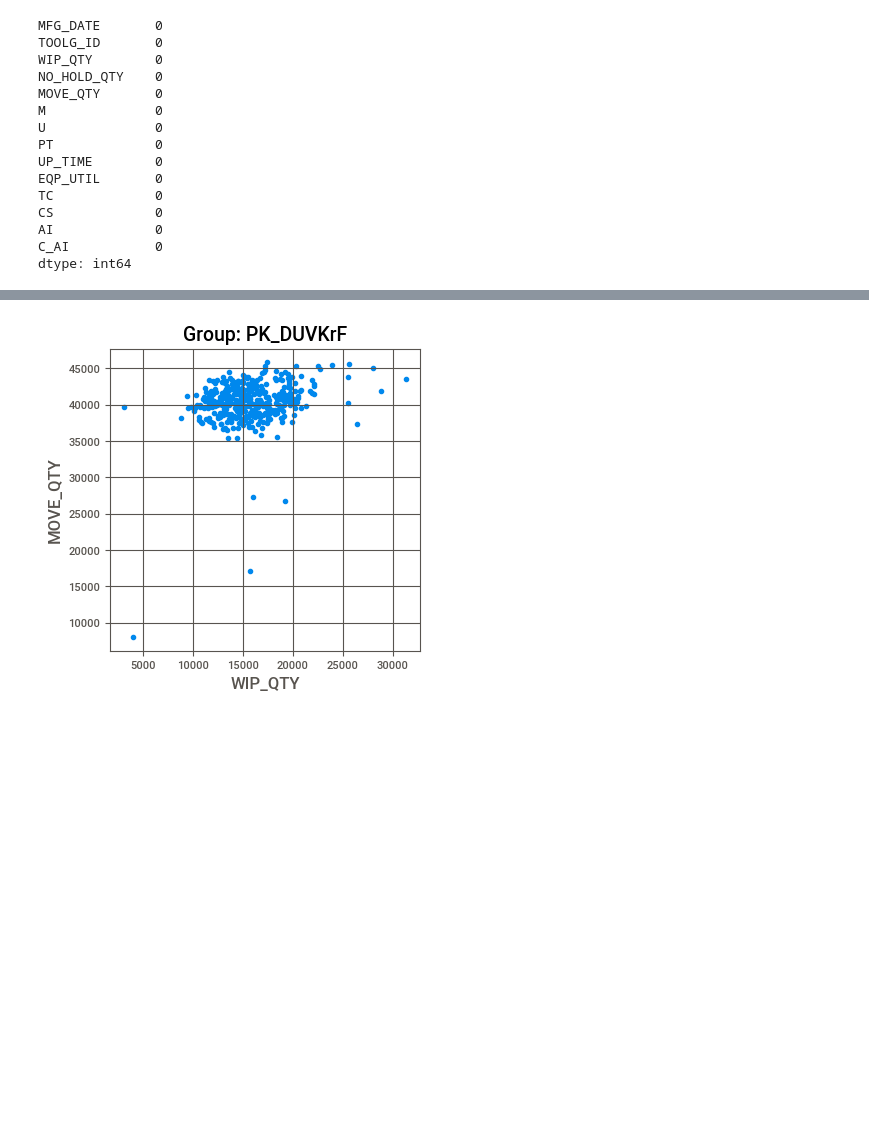
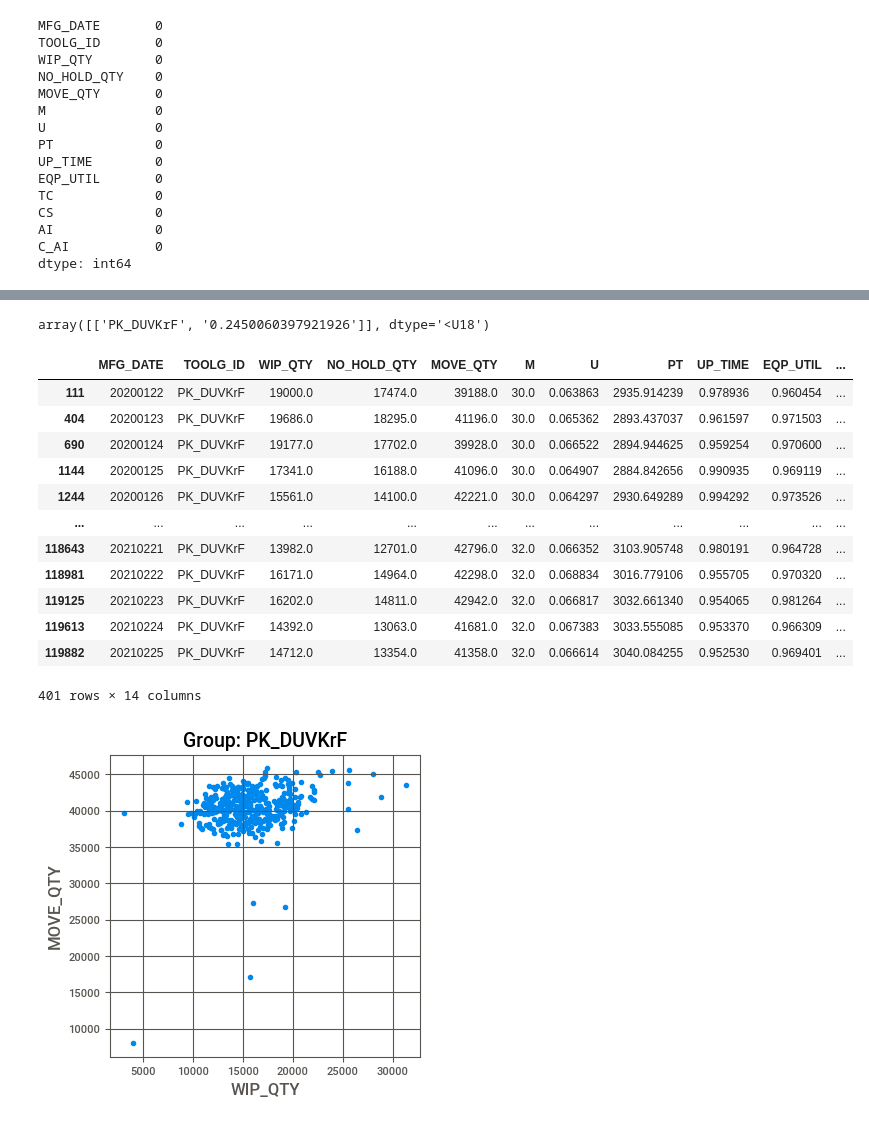
Before and after one commit to lokcyi/AI, a Jupyter notebook: homework/homework02.ipynb, the cells around one changed output, grey strips where cells are left out. Cells and saved outputs as stored; diff of their text form; code cells hidden in the pictures; blank space fills up the shorter version.

```diff
--- a/homework/homework02.ipynb
+++ b/homework/homework02.ipynb
@@ -685,3 +695,23 @@ df_train
+# %%
+toolgCorr
+# %% [output]
+array([['PK_DUVKrF', '0.2450060397921926']], dtype='<U18')
+# %%
+df_train_orign.loc[df_train_orign['TOOLG_ID']=='PK_DUVKrF']
+# %% [output]
+|  | MFG_DATE | TOOLG_ID | WIP_QTY | NO_HOLD_QTY | MOVE_QTY | M | U | PT | UP_TIME | EQP_UTIL | ... |
+| 111 | 20200122 | PK_DUVKrF | 19000.0 | 17474.0 | 39188.0 | 30.0 | 0.063863 | 2935.914239 | 0.978936 | 0.960454 | ... |
+| 404 | 20200123 | PK_DUVKrF | 19686.0 | 18295.0 | 41196.0 | 30.0 | 0.065362 | 2893.437037 | 0.961597 | 0.971503 | ... |
+| 690 | 20200124 | PK_DUVKrF | 19177.0 | 17702.0 | 39928.0 | 30.0 | 0.066522 | 2894.944625 | 0.959254 | 0.970600 | ... |
+| 1144 | 20200125 | PK_DUVKrF | 17341.0 | 16188.0 | 41096.0 | 30.0 | 0.064907 | 2884.842656 | 0.990935 | 0.969119 | ... |
+| 1244 | 20200126 | PK_DUVKrF | 15561.0 | 14100.0 | 42221.0 | 30.0 | 0.064297 | 2930.649289 | 0.994292 | 0.973526 | ... |
+| ... | ... | ... | ... | ... | ... | ... | ... | ... | ... | ... | ... |
+| 118643 | 20210221 | PK_DUVKrF | 13982.0 | 12701.0 | 42796.0 | 32.0 | 0.066352 | 3103.905748 | 0.980191 | 0.964728 | ... |
+| 118981 | 20210222 | PK_DUVKrF | 16171.0 | 14964.0 | 42298.0 | 32.0 | 0.068834 | 3016.779106 | 0.955705 | 0.970320 | ... |
+| 119125 | 20210223 | PK_DUVKrF | 16202.0 | 14811.0 | 42942.0 | 32.0 | 0.066817 | 3032.661340 | 0.954065 | 0.981264 | ... |
+| 119613 | 20210224 | PK_DUVKrF | 14392.0 | 13063.0 | 41681.0 | 32.0 | 0.067383 | 3033.555085 | 0.953370 | 0.966309 | ... |
+| 119882 | 20210225 | PK_DUVKrF | 14712.0 | 13354.0 | 41358.0 | 32.0 | 0.066614 | 3040.084255 | 0.952530 | 0.969401 | ... |
+401 rows × 14 columns
 # %%
 # df_train_orign.TOOLG_ID.unique()
 #keyTool=['PW_C/F']
```
Also changed, not shown: parts of 22 cells of this notebook.
